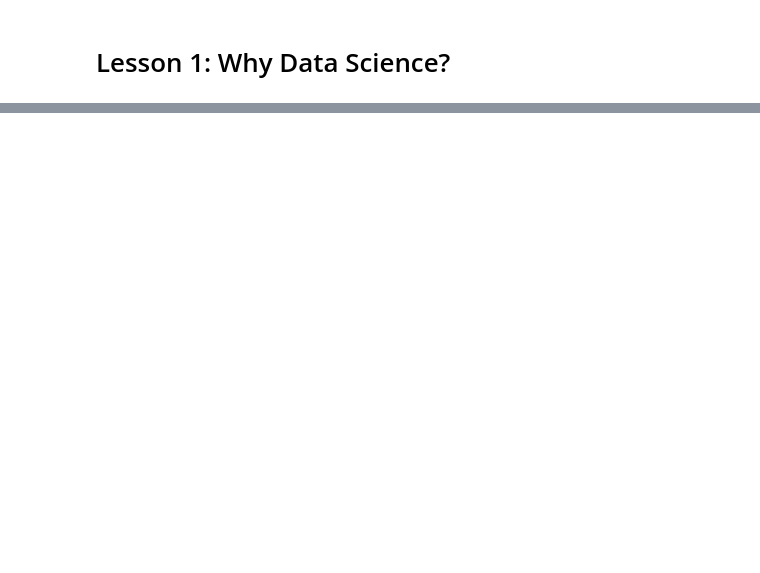
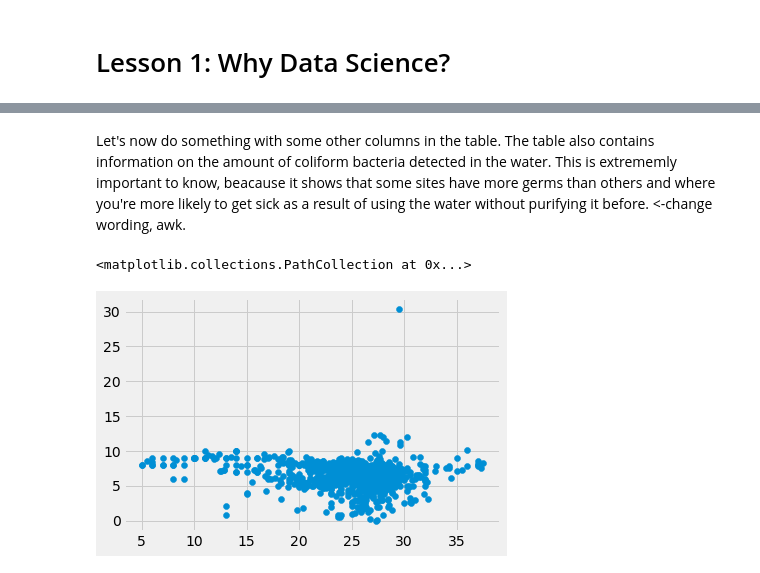
Before and after one commit to dsindia/notebooks, a Jupyter notebook: lesson1.ipynb, the cells around one changed output, grey strips where cells are left out. Saved outputs shown, nothing was run; the diff lists cells and outputs as text; code cells hidden in the pictures; blank space fills up the shorter version.

```diff
--- a/lesson1.ipynb
+++ b/lesson1.ipynb
@@ -19,0 +27,3 @@ plt.style.use('fivethirtyeight')
+# %%
+water = Table().read_table("water_quality.csv")
+water
@@ -19,0 +64,10 @@ plt.style.use('fivethirtyeight')
+# %% [markdown]
+Let's now do something with some other columns in the table. The table also contains information on the amount of coliform bacteria detected in the water. This is extrememly important to know, beacause it shows that some sites have more germs than others and where you're more likely to get sick as a result of using the water without purifying it before. <-change wording, awk.
+# %%
+temp_clean = water.where(water.column(6), lambda x: x == x)
+tbl = temp_clean.where(temp_clean.column(9), lambda x: x == x)
+# %%
+plt.scatter(tbl.column(6), tbl.column(9))
+# %% [output]
+<matplotlib.collections.PathCollection at 0x...>
+[figure, added]
```
Also changed, not shown: parts of 14 cells of this notebook, 2 other files.
